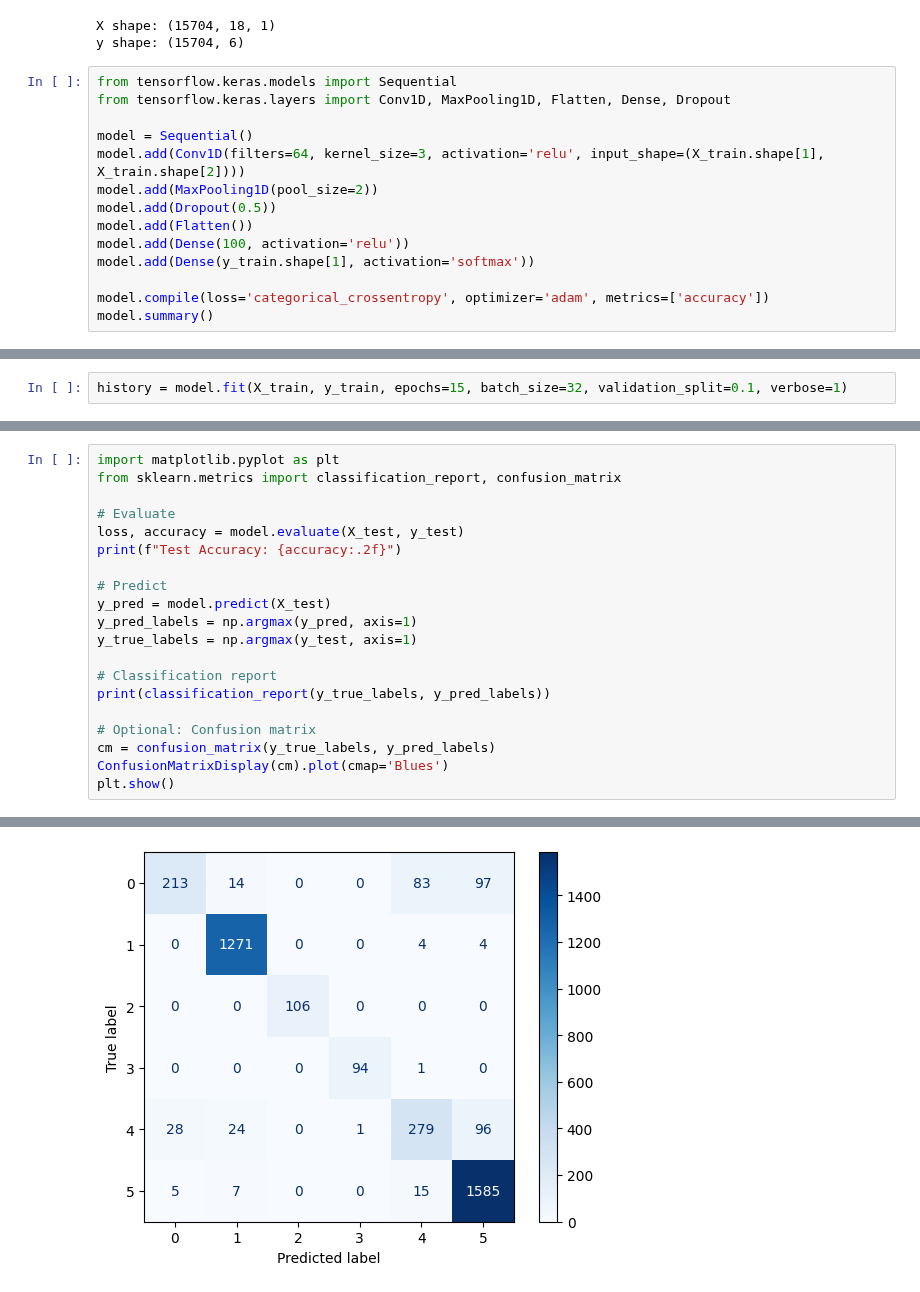
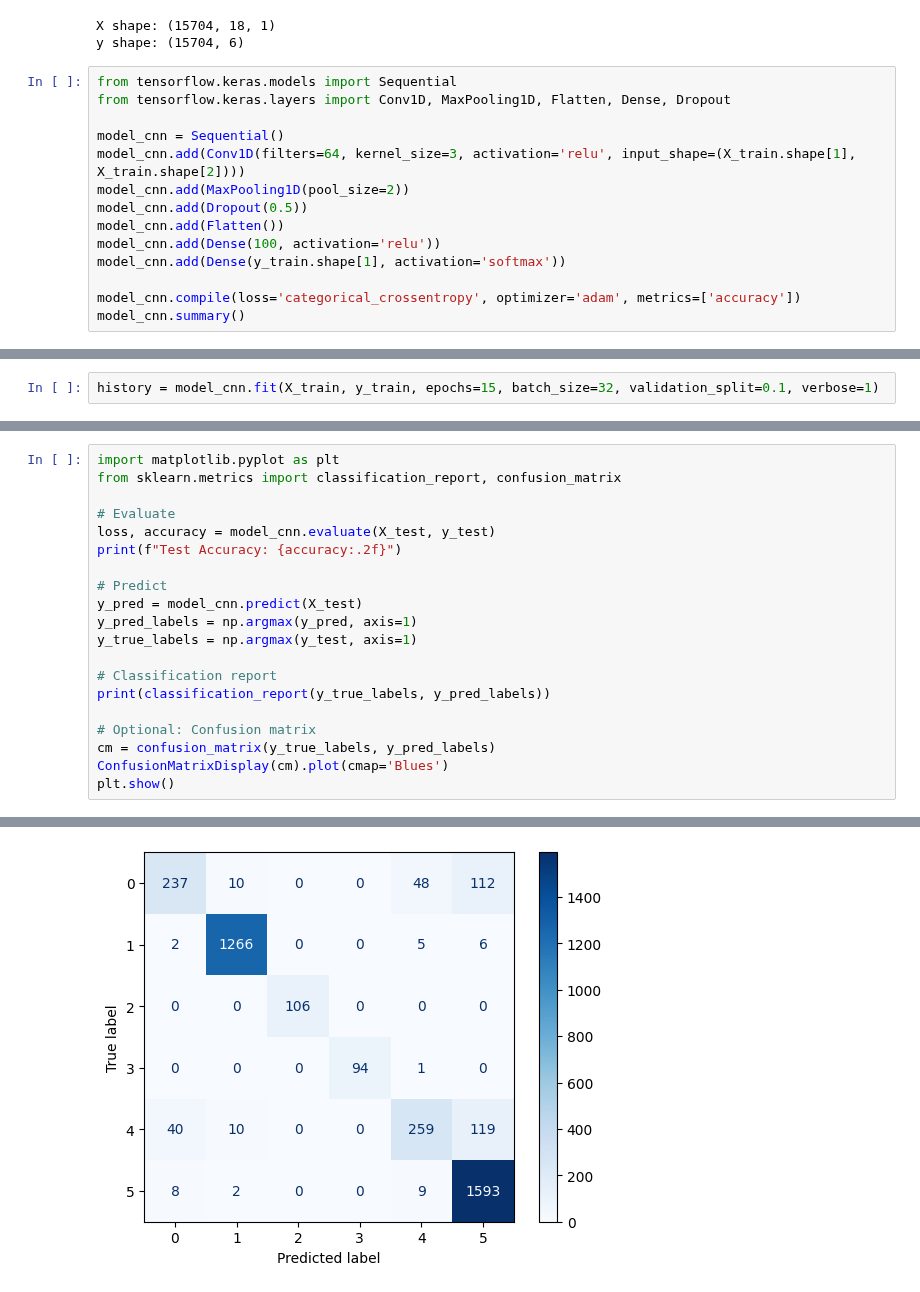
Before and after one commit to aakri0/SVMvsDL, a Jupyter notebook: SVMvsDL.ipynb, the cells around one changed output, grey strips where cells are left out. Cells and saved outputs as stored; diff of their text form.

```diff
--- a/SVMvsDL.ipynb
+++ b/SVMvsDL.ipynb
@@ -202,14 +188,14 @@ y shape: (15704, 6)
 from tensorflow.keras.models import Sequential
 from tensorflow.keras.layers import Conv1D, MaxPooling1D, Flatten, Dense, Dropout
 
-model = Sequential()
-model.add(Conv1D(filters=64, kernel_size=3, activation='relu', input_shape=(X_train.shape[1], X_train.shape[2])))
-model.add(MaxPooling1D(pool_size=2))
-model.add(Dropout(0.5))
-model.add(Flatten())
-model.add(Dense(100, activation='relu'))
-model.add(Dense(y_train.shape[1], activation='softmax'))
+model_cnn = Sequential()
+model_cnn.add(Conv1D(filters=64, kernel_size=3, activation='relu', input_shape=(X_train.shape[1], X_train.shape[2])))
+model_cnn.add(MaxPooling1D(pool_size=2))
+model_cnn.add(Dropout(0.5))
+model_cnn.add(Flatten())
+model_cnn.add(Dense(100, activation='relu'))
+model_cnn.add(Dense(y_train.shape[1], activation='softmax'))
 
-model.compile(loss='categorical_crossentropy', optimizer='adam', metrics=['accuracy'])
-model.summary()
+model_cnn.compile(loss='categorical_crossentropy', optimizer='adam', metrics=['accuracy'])
+model_cnn.summary()
 # %% [output]
@@ -233,6 +219,6 @@ Model: "sequential_2"
  Trainable params: 52,162 (203.76 KB)
  Non-trainable params: 0 (0.00 B)
 # %%
-history = model.fit(X_train, y_train, epochs=15, batch_size=32, validation_split=0.1, verbose=1)
+history = model_cnn.fit(X_train, y_train, epochs=15, batch_size=32, validation_split=0.1, verbose=1)
 # %% [output]
 Epoch 1/15
@@ -257,11 +243,11 @@ import matplotlib.pyplot as plt
 from sklearn.metrics import classification_report, confusion_matrix
 
 # Evaluate
-loss, accuracy = model.evaluate(X_test, y_test)
+loss, accuracy = model_cnn.evaluate(X_test, y_test)
 print(f"Test Accuracy: {accuracy:.2f}")
 
 # Predict
-y_pred = model.predict(X_test)
+y_pred = model_cnn.predict(X_test)
 y_pred_labels = np.argmax(y_pred, axis=1)
 y_true_labels = np.argmax(y_test, axis=1)
 
@@ -291 +277 @@ weighted avg       0.90      0.90      0.90      3927
-[figure, old version]
+[figure, new version]
```
Also changed, not shown: parts of 8 cells of this notebook.
